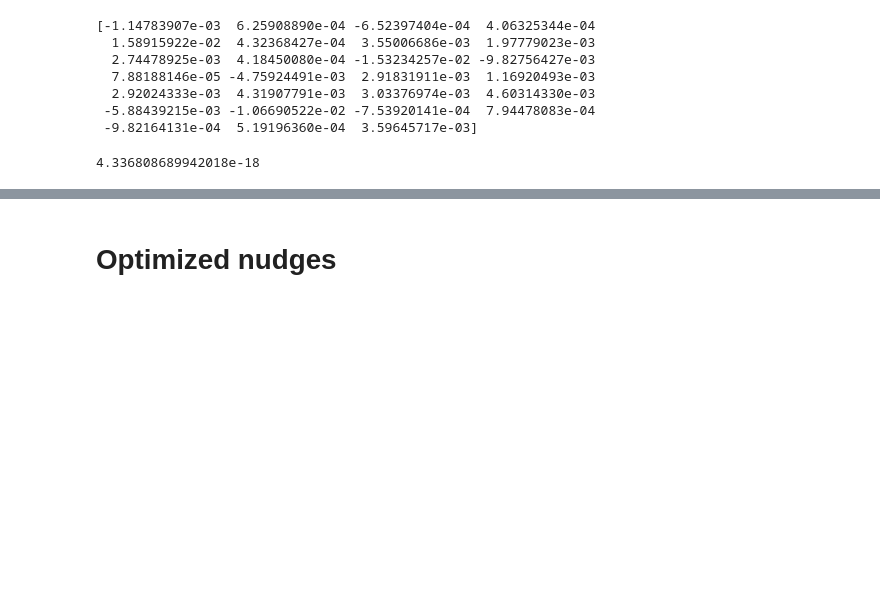
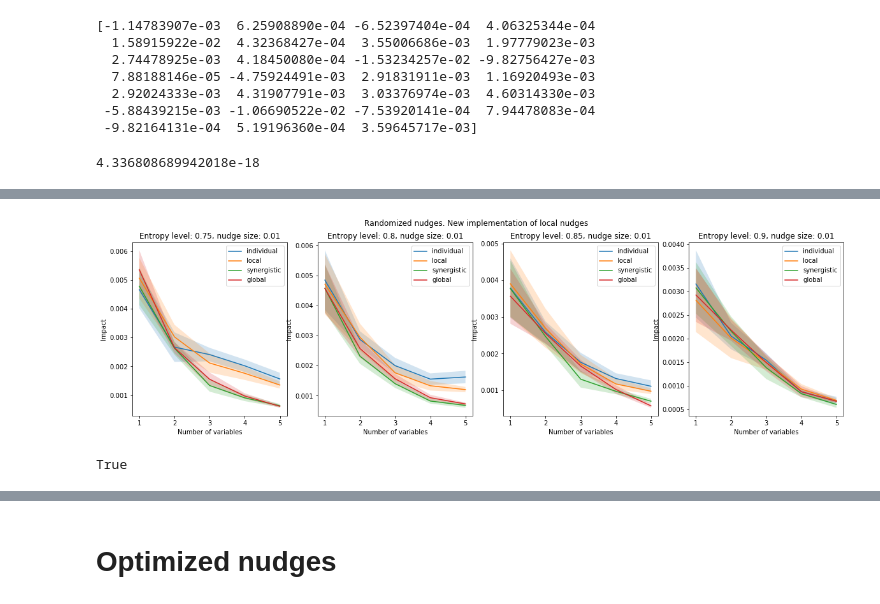
Before and after one commit to cjidboon94/master_thesis, a Jupyter notebook: dev-repl-sandbox.ipynb, the cells around one changed output, grey strips where cells are left out. Saved outputs shown, nothing was run; the diff lists cells and outputs as text; code cells hidden in the pictures; blank space fills up the shorter version.

Commit message:
Finished optimized nudges

```diff
--- a/dev-repl-sandbox.ipynb
+++ b/dev-repl-sandbox.ipynb
@@ -29,12 +32,13 @@ def get_labels(n_vars: int, n_states: int) -> List[str]:
     return [''.join(i) for i in itertools.product(string.digits[:n_states], repeat=n_vars)]
 
 
-def generate_distribution(n_vars: int, n_states: int, entropy_level: float) -> dit.Distribution:
+def generate_distribution(n_vars: int, n_states: int, entropy_level: float, base=np.e) -> dit.Distribution:
     var_names = get_vars(n_vars)
     state_labels = get_labels(n_vars, n_states)
     pmf = sampler.sample(n_states**n_vars, level=entropy_level)
-    pmf = np.log(pmf)
-    d = dit.Distribution(state_labels, pmf=pmf, base=np.e)
+    if base == np.e:
+        pmf = np.log(pmf)
+    d = dit.Distribution(state_labels, pmf=pmf, base=base)
     d.set_rv_names(var_names)
     return d
 
@@ -67,7 +75,7 @@ local_nudge(x)
 def log_add(p, n):
     result = np.zeros(len(p), dtype=p.dtype)
     PgeN = p >= n
-
+   # print("PgeN", PgeN, p, n)
     result[PgeN] = p[PgeN] + np.log1p(np.exp(n[PgeN] - p[PgeN]))
     result[~PgeN] = n[~PgeN] + np.log1p(np.exp(p[~PgeN] - n[~PgeN]))
     return result
@@ -76,6 +84,7 @@ def log_subtract(p, n):
     result = np.zeros(len(p), dtype=p.dtype)
 
     PleN = p <= n
+   # print("PleN", p, n)
     n_is_inf = n == -np.inf
     other = ~PleN & ~n_is_inf
 
@@ -88,8 +97,13 @@ def log_nudge(prob, nudge, s):
     new_prob = np.zeros(len(prob), dtype=prob.dtype)
     #nudge = np.log(np.abs(nudge))
     pos, neg = s > 0, s < 0
+  #  print("before positive", prob[pos], nudge[pos])
     new_prob[pos] = log_add(prob[pos], nudge[pos])
+  #  print("after positive", new_prob[pos], prob[pos], nudge[pos])
+  #  print("before negative", prob[neg], nudge[neg])
     new_prob[neg] = log_subtract(prob[neg], nudge[neg])
+  #  print("after negative", new_prob[neg], prob[neg], nudge[neg])
+    new_prob[s==0] = prob[s==0]
     return new_prob
 # %%
 d = generate_distribution(3,3, 0.1)
@@ -307,7 +665,12 @@ def experiment(inputs):
             for idx, nudge in enumerate(nudges):
                 if not np.allclose(old_X.pmf,oldest_X.pmf):
                     raise ValueError("Something went wrong during {}. Original X has changed".format(nudge.__name__))
-                new_X = nudge(old_X)
+                new_X = None
+                try:
+                    new_X = nudge(old_X)
+                except IndexError as e:
+                    print(level,n_vars,nudge, e)
+                    raise e
                 try:
                     new_Y = dit.joint_from_factors(new_X, YgivenX).marginal('Y').copy('linear')
                 except InvalidNormalization as e:
@@ -323,21 +686,19 @@ def experiment(inputs):
                     old_X.make_sparse()
                     raise e
                 new_Y.make_dense()
-                intervention_results[ idx,j] = np.linalg.norm(new_Y.pmf - old_Y.pmf, ord=1)
-
+                intervention_results[ idx,j] = sum(abs(new_Y.pmf - old_Y.pmf))#np.linalg.norm(new_Y.pmf - old_Y.pmf, ord=1)
         means[i, :] = np.median(intervention_results, axis=1)
-
     print(level,n_vars, "done")
     return (level, n_vars), means
 # %%
 %%time
 n_states = 3
-n_vars = range(1,7)
+n_vars = range(1,6)
 levels = [0.75, 0.8, 0.85, 0.9]
 dists = 10
 interventions = 20
 seeds = np.random.randint(0, 2**32-1, len(n_vars)*len(levels))
 
 with mp.Pool(os.cpu_count()) as pool:
-    results = pool.map(experiment, [(level, n_var, dists, interventions, seeds[i]) for i, (level, n_var) in enumerate(itertools.product(levels, n_vars))])
+    random_results = pool.map(experiment, [(level, n_var, dists, interventions, seeds[i]) for i, (level, n_var) in enumerate(itertools.product(levels, n_vars))])
 # %% [output]
@@ -434,0 +765,4 @@ print(ci_dict)
+# %%
+plot_results(n_vars, levels, create_dicts(combine_results(random_results), dists, len(levels), len(n_vars)), "Randomized nudges. New implementation of local nudges")
+# %% [output]
+[figure, added]
@@ -435 +807,5 @@ print(ci_dict)
+# %%
+all(np.zeros(3) == 0)
+# %% [output]
+True
 # %%
```
Also changed, not shown: parts of 42 cells of this notebook, 13 other files.
